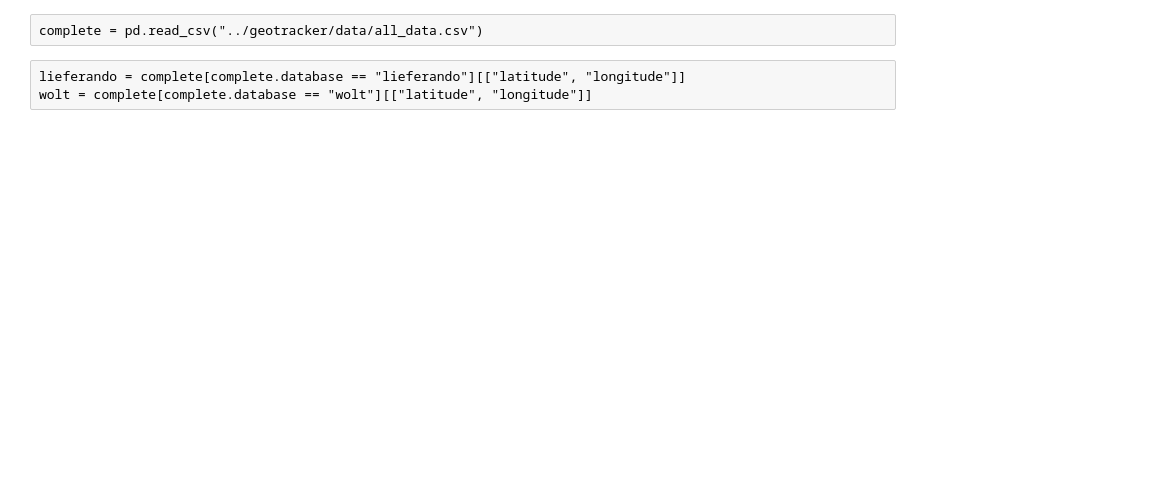
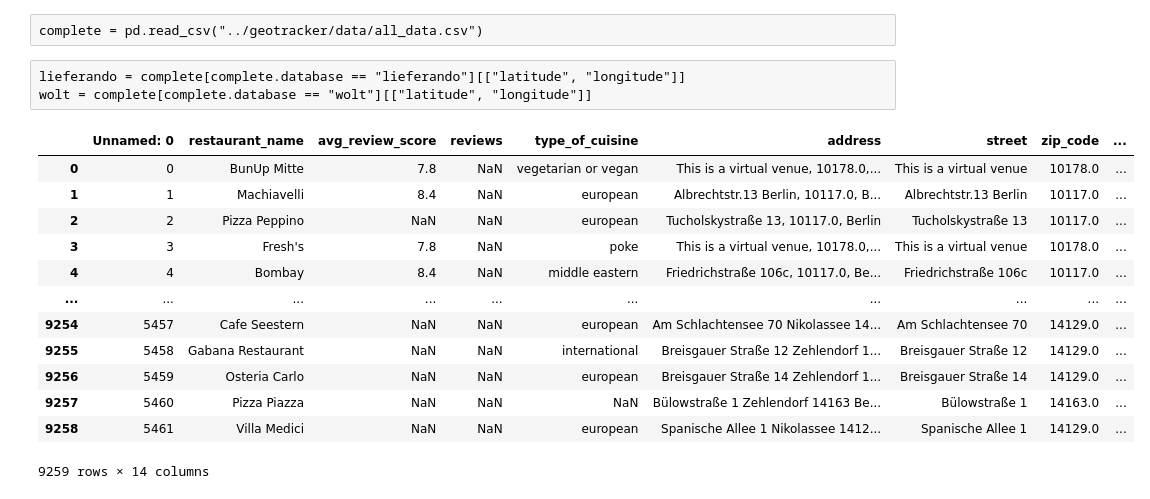
Before and after one commit to ayelenklas/geotracker, a Jupyter notebook: notebooks/castoldie_sketch.ipynb, the cells around one changed output. Drawn from its saved outputs; the diff is of its cells as text; code cells hidden in the pictures; blank space fills up the shorter version.

Commit message:
completed/fixed address.py page

```diff
--- a/notebooks/castoldie_sketch.ipynb
+++ b/notebooks/castoldie_sketch.ipynb
@@ -63,3 +63,20 @@ wolt = wolt.rename(columns={
 # %%
 lieferando.to_csv("r4map_lieferando.csv", index=False, header=True, encoding="utf-8")
 wolt.to_csv("r4map_wolt.csv", index=False, header=True, encoding="utf-8")
+# %%
+df = pd.read_csv("../geotracker/data/all_data.csv")
+df
+# %% [output]
+|  | Unnamed: 0 | restaurant_name | avg_review_score | reviews | type_of_cuisine | address | street | zip_code | ... |
+| 0 | 0 | BunUp Mitte | 7.8 | NaN | vegetarian or vegan | This is a virtual venue, 10178.0,... | This is a virtual venue | 10178.0 | ... |
+| 1 | 1 | Machiavelli | 8.4 | NaN | european | Albrechtstr.13 Berlin, 10117.0, B... | Albrechtstr.13 Berlin | 10117.0 | ... |
+| 2 | 2 | Pizza Peppino | NaN | NaN | european | Tucholskystraße 13, 10117.0, Berlin | Tucholskystraße 13 | 10117.0 | ... |
+| 3 | 3 | Fresh's | 7.8 | NaN | poke | This is a virtual venue, 10178.0,... | This is a virtual venue | 10178.0 | ... |
+| 4 | 4 | Bombay | 8.4 | NaN | middle eastern | Friedrichstraße 106c, 10117.0, Be... | Friedrichstraße 106c | 10117.0 | ... |
+| ... | ... | ... | ... | ... | ... | ... | ... | ... | ... |
+| 9254 | 5457 | Cafe Seestern | NaN | NaN | european | Am Schlachtensee 70 Nikolassee 14... | Am Schlachtensee 70 | 14129.0 | ... |
+| 9255 | 5458 | Gabana Restaurant | NaN | NaN | international | Breisgauer Straße 12 Zehlendorf 1... | Breisgauer Straße 12 | 14129.0 | ... |
+| 9256 | 5459 | Osteria Carlo | NaN | NaN | european | Breisgauer Straße 14 Zehlendorf 1... | Breisgauer Straße 14 | 14129.0 | ... |
+| 9257 | 5460 | Pizza Piazza | NaN | NaN | NaN | Bülowstraße 1 Zehlendorf 14163 Be... | Bülowstraße 1 | 14163.0 | ... |
+| 9258 | 5461 | Villa Medici | NaN | NaN | european | Spanische Allee 1 Nikolassee 1412... | Spanische Allee 1 | 14129.0 | ... |
+9259 rows × 14 columns
```
Also changed, not shown: 1 other file.
